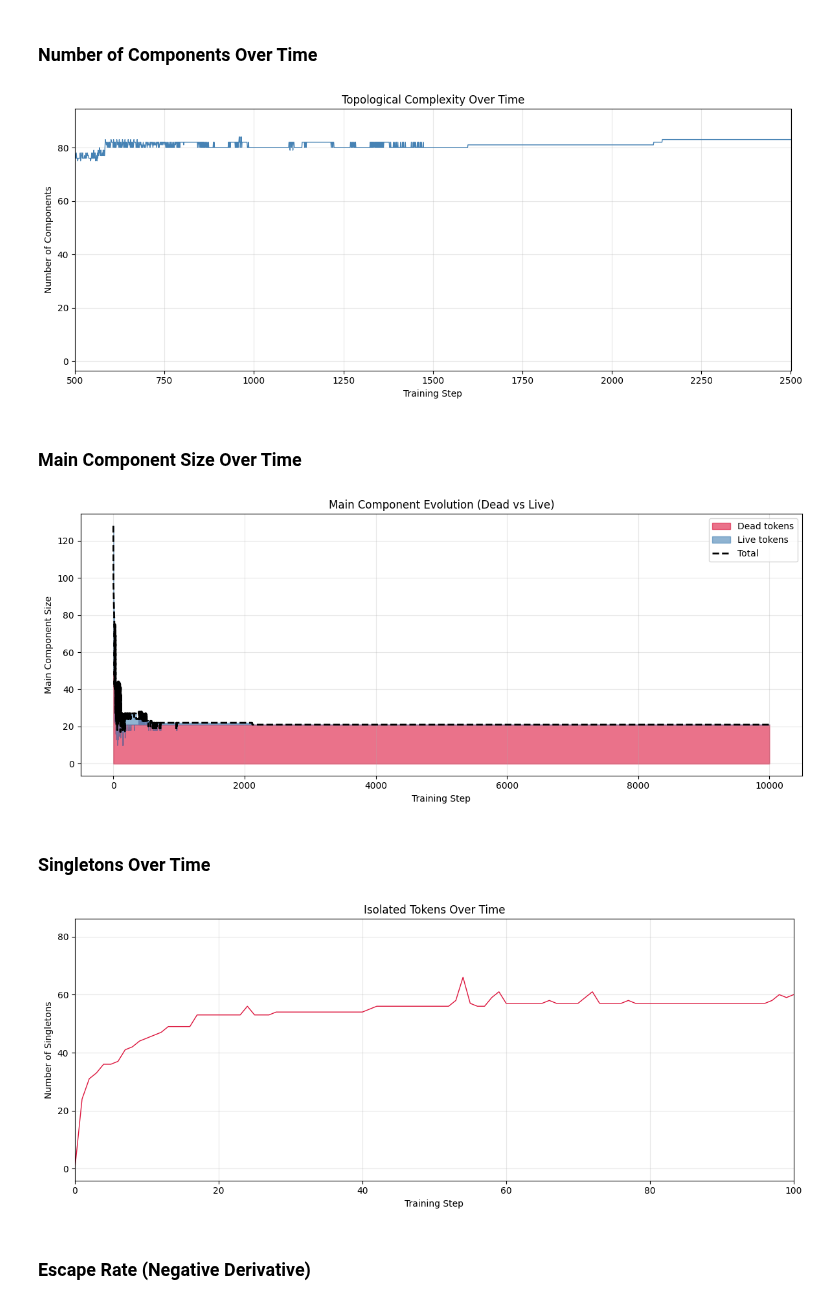
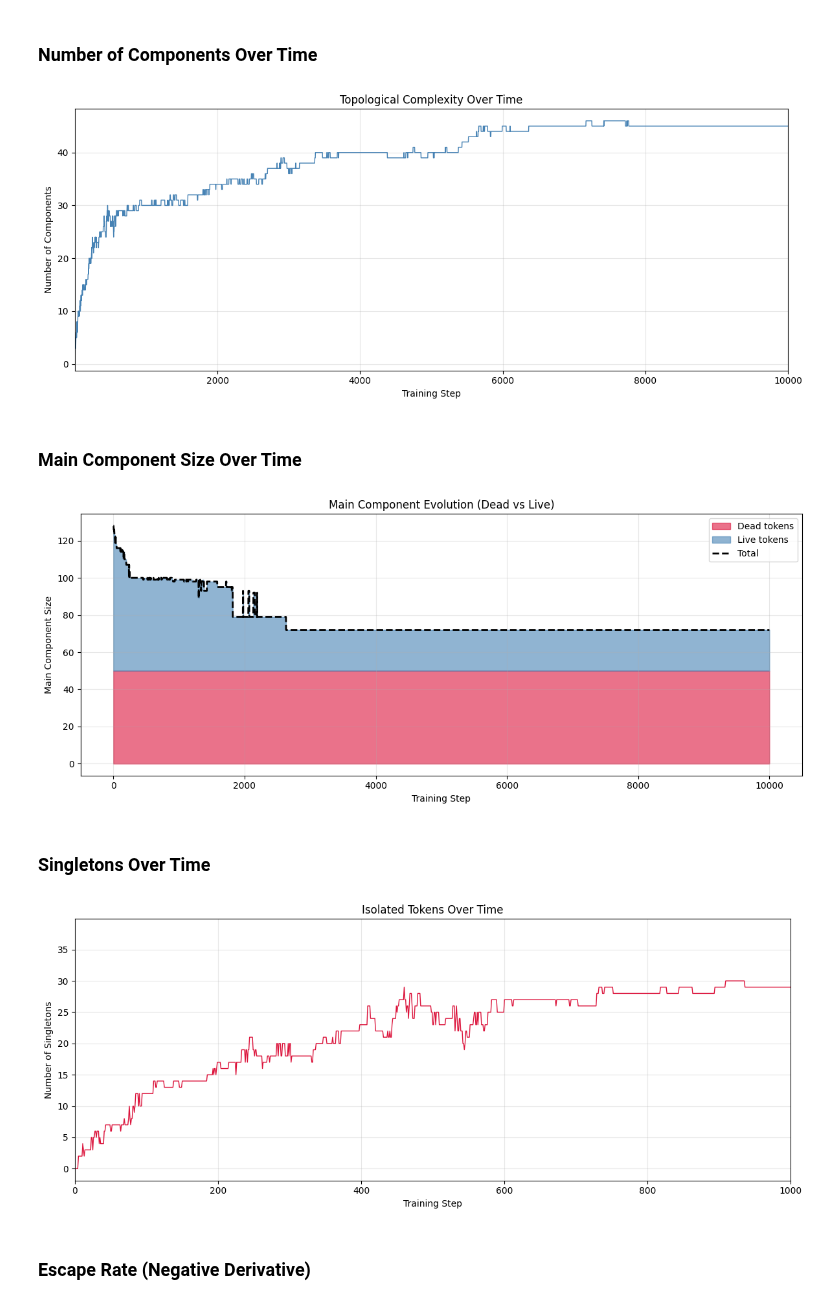
Before and after one commit to Embedding-Space/Azimuth_II, a Jupyter notebook: blog/notebooks/13.2a_topological_evolution.ipynb, the cells around one changed output. Drawn from its saved outputs; the diff is of its cells as text; code cells hidden in the pictures.

```diff
--- a/blog/notebooks/13.2a_topological_evolution.ipynb
+++ b/blog/notebooks/13.2a_topological_evolution.ipynb
@@ -14,10 +14,10 @@ The key question: Does the atom break apart gradually (one token per step), expl
 ## Parameters
 # %%
 # Data source
-TRAINING_DATA_PATH = "../tensors/Lil_Gatsby/13.1b_training_data.safetensors"
+TRAINING_DATA_PATH = "../tensors/Lil_Gatsby/13.1a_training_data.safetensors"
 
 # Topology threshold
-DISTANCE_THRESHOLD = 5e-4  # Tokens closer than this are "connected"
+DISTANCE_THRESHOLD = 1e-2  # Tokens closer than this are "connected"
 
 # Visualization
 DPI = 100
@@ -295,19 +295,19 @@ Step 10000 (final):
 # %%
 fig, ax = plt.subplots(figsize=(12, 5), dpi=DPI)
 
 ax.plot(recorded_steps.numpy(), n_components, linewidth=1, color='steelblue')
 ax.set_xlabel('Training Step')
 ax.set_ylabel('Number of Components')
 ax.set_title('Topological Complexity Over Time')
 ax.grid(True, alpha=0.3)
 ax.set_xscale('linear')
-ax.set_xlim(500, 2500)
+ax.set_xlim(1, 10000)
 ax.set_aspect('auto')
 
 plt.tight_layout()
 plt.show()
 # %% [output]
-[figure, old version]
+[figure, new version]
 # %% [markdown]
 ### Main Component Size Over Time
 # %%
@@ -333,7 +333,7 @@ ax.grid(True, alpha=0.3)
 plt.tight_layout()
 plt.show()
 # %% [output]
-[figure, old version]
+[figure, new version]
 # %% [markdown]
 ### Singletons Over Time
 # %%
@@ -345,13 +345,13 @@ ax.set_ylabel('Number of Singletons')
 ax.set_title('Isolated Tokens Over Time')
 ax.grid(True, alpha=0.3)
 ax.set_xscale('linear')
-ax.set_xlim(0, 100)
+ax.set_xlim(0, 1000)
 ax.set_aspect('auto')
 
 plt.tight_layout()
 plt.show()
 # %% [output]
-[figure, old version]
+[figure, new version]
 # %% [markdown]
 ### Escape Rate (Negative Derivative)
 # %%
```
Also changed, not shown: parts of 4 cells of this notebook, 1 other file.
